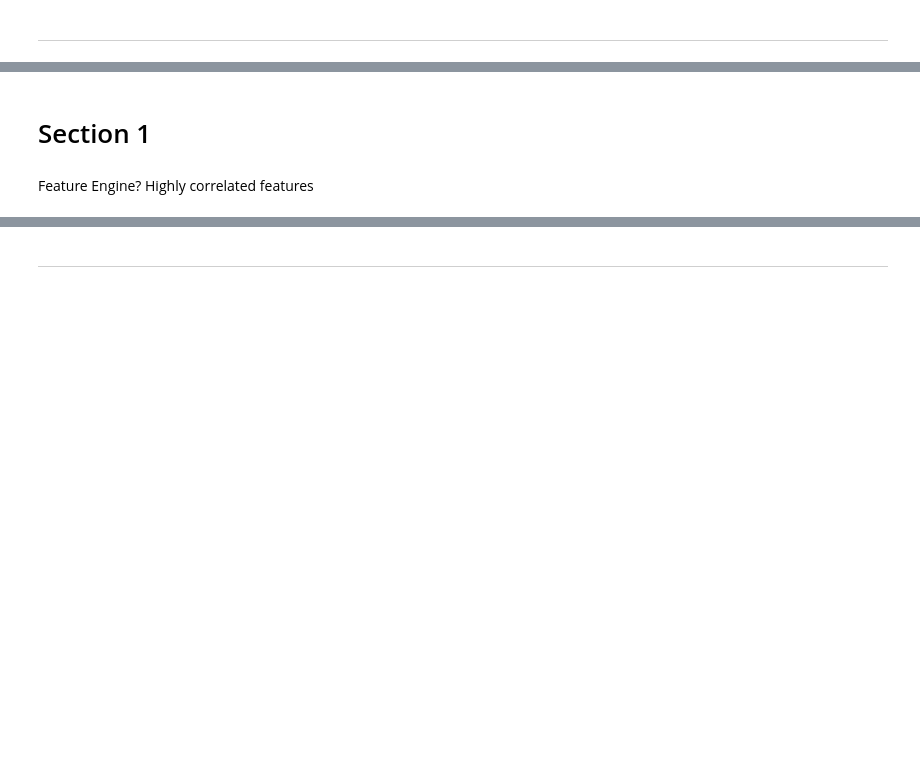
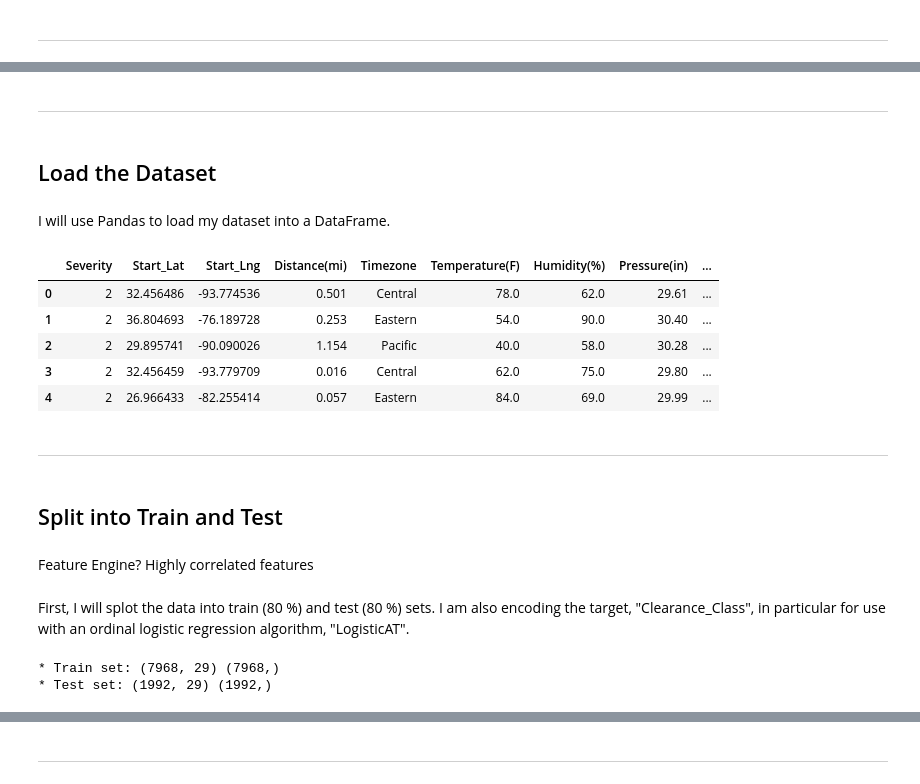
Before and after one commit to Sonya-J00/US_Accidents_ML_Project, a Jupyter notebook: jupyter_notebooks/(6)ML_Optimisation.ipynb, the cells around one changed output, grey strips where cells are left out. Drawn from its saved outputs; the diff is of its cells as text; code cells hidden in the pictures; blank space fills up the shorter version.

Commit message:
Transformed and not transformed data for ML

```diff
--- a/jupyter_notebooks/(6)ML_Optimisation.ipynb
+++ b/jupyter_notebooks/(6)ML_Optimisation.ipynb
@@ -46,4 +81,46 @@ current_dir
 # %% [markdown]
-# Section 1
+---
+# %% [markdown]
+## Load the Dataset
+# %% [markdown]
+I will use Pandas to load my dataset into a DataFrame.
+# %%
+df = pd.read_csv("Data/ML/US_Accidents_For_ML.csv")
+pd.set_option("display.max_columns", None)
+df.head()
+# %% [output]
+|  | Severity | Start_Lat | Start_Lng | Distance(mi) | Timezone | Temperature(F) | Humidity(%) | Pressure(in) | ... |
+| 0 | 2 | 32.456486 | -93.774536 | 0.501 | Central | 78.0 | 62.0 | 29.61 | ... |
+| 1 | 2 | 36.804693 | -76.189728 | 0.253 | Eastern | 54.0 | 90.0 | 30.40 | ... |
+| 2 | 2 | 29.895741 | -90.090026 | 1.154 | Pacific | 40.0 | 58.0 | 30.28 | ... |
+| 3 | 2 | 32.456459 | -93.779709 | 0.016 | Central | 62.0 | 75.0 | 29.80 | ... |
+| 4 | 2 | 26.966433 | -82.255414 | 0.057 | Eastern | 84.0 | 69.0 | 29.99 | ... |
+# %% [markdown]
+---
+# %% [markdown]
+## Split into Train and Test
 # %% [markdown]
 Feature Engine? Highly correlated features
+# %% [markdown]
+First, I will splot the data into train (80 %) and test (80 %) sets. I am also encoding the target, "Clearance_Class", in particular for use with an ordinal logistic regression algorithm, "LogisticAT".
+# %%
+mapping = {'Short': 0, 'Moderate': 1, 'Long': 2, "Very Long": 3}
+df['Clearance_Class_num'] = df['Clearance_Class'].map(mapping)
+
+X_train, X_test, y_train, y_test = train_test_split(
+    df.drop(['Clearance_Class', "Clearance_Class_num"], axis=1),
+    df['Clearance_Class_num'],
+    test_size=0.2,
+    random_state=0
+)
+print(
+    "* Train set:",
+    X_train.shape,
+    y_train.shape,
+    "\n* Test set:",
+    X_test.shape,
+    y_test.shape,
+)
+# %% [output]
+* Train set: (7968, 29) (7968,)
+* Test set: (1992, 29) (1992,)
```
Also changed, not shown: parts of 45 cells of this notebook.
